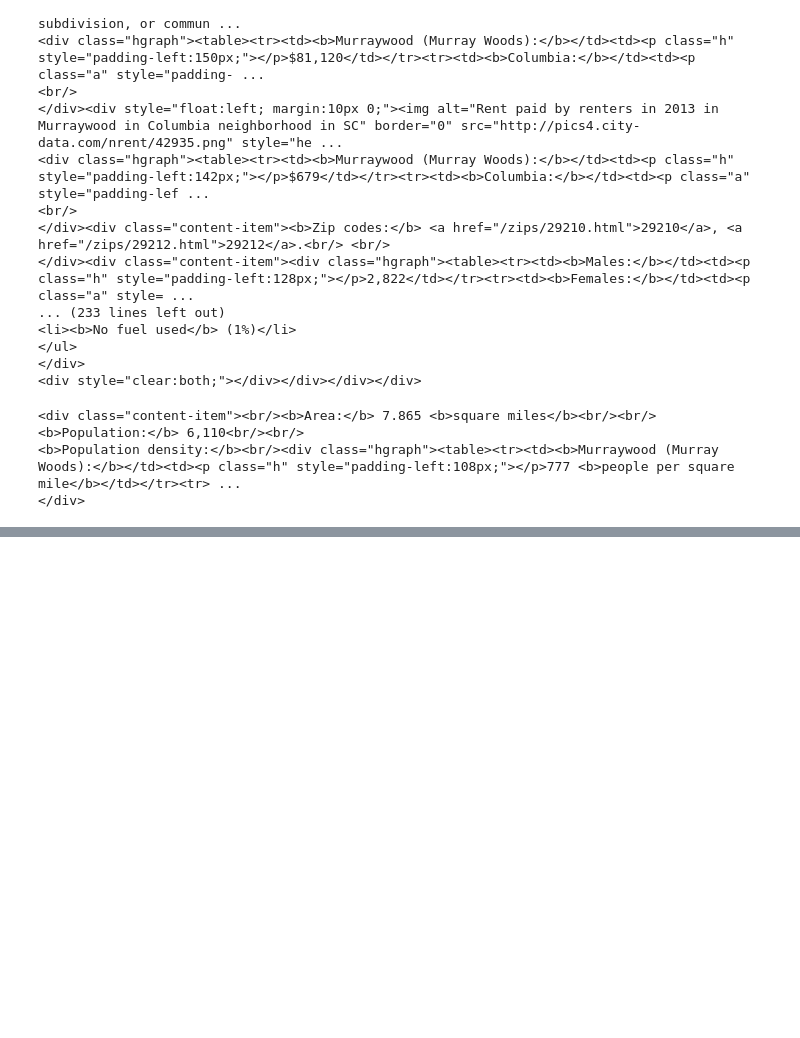
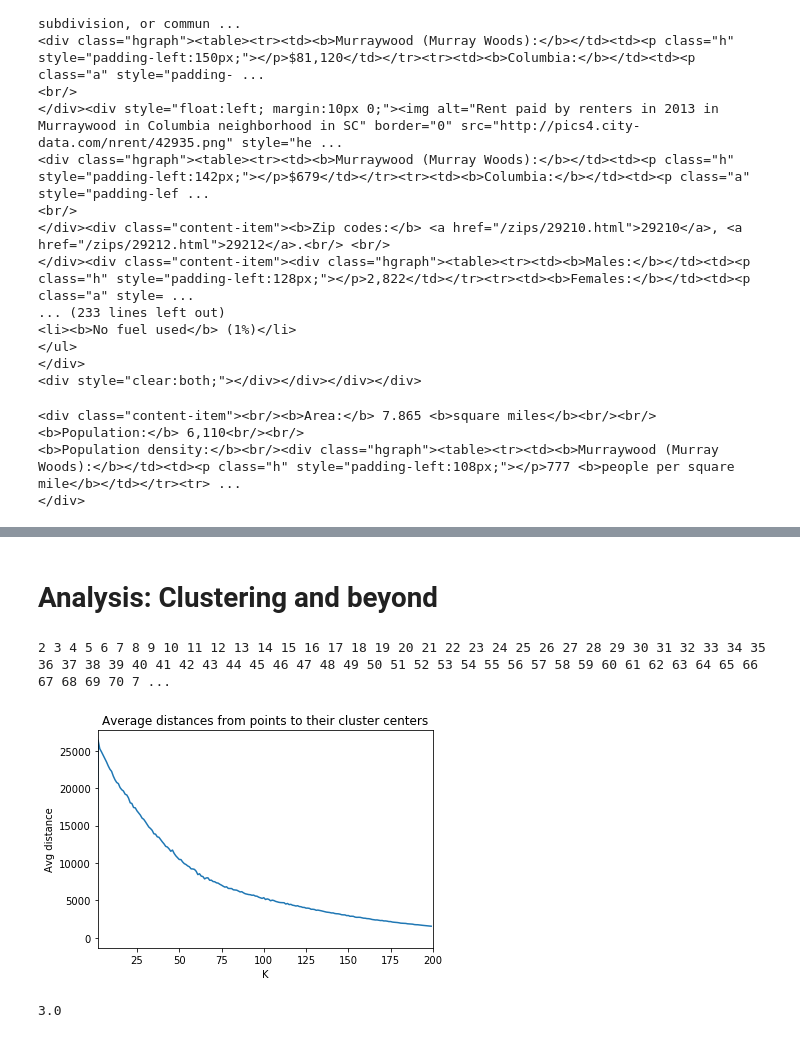
Before and after one commit to abezuglov/neighborhood_analysis, a Jupyter notebook: capstone_project_ideas.ipynb, the cells around one changed output, grey strips where cells are left out. Saved outputs shown, nothing was run; the diff lists cells and outputs as text; code cells hidden in the pictures; blank space fills up the shorter version.

```diff
--- a/capstone_project_ideas.ipynb
+++ b/capstone_project_ideas.ipynb
@@ -549,0 +1027,8 @@ Index(['Area:', 'Population:', 'avg household size', 'avg number of cars apts',
+# %% [markdown]
+# Analysis: Clustering and beyond
+# %%
+from sklearn.preprocessing import StandardScaler
+df = pd.read_csv('raleigh_murraywood_neighs_clean2.csv', index_col = 0)
+#df = df.iloc[:,:22]
+
+arr = StandardScaler().fit_transform(df)
@@ -549,0 +1039,19 @@ Index(['Area:', 'Population:', 'avg household size', 'avg number of cars apts',
+# %%
+max_k = 200
+squared_distance = np.zeros(max_k)
+for k in range(2,max_k):
+    kmeans = KMeans(n_clusters = k, random_state = 0).fit(arr)
+    squared_distance[k] = kmeans.inertia_
+    print(k,sep=' ', end=' ', flush=True)
+# %% [output]
+2 3 4 5 6 7 8 9 10 11 12 13 14 15 16 17 18 19 20 21 22 23 24 25 26 27 28 29 30 31 32 33 34 35 36 37 38 39 40 41 42 43 44 45 46 47 48 49 50 51 52 53 54 55 56 57 58 59 60 61 62 63 64 65 66 67 68 69 70 7 ...
+# %%
+plt.figure()
+plt.plot(squared_distance)
+plt.xlabel('K')
+plt.ylabel('Avg distance')
+plt.title('Average distances from points to their cluster centers')
+plt.xlim([2,max_k])
+plt.show()
+# %% [output]
+[figure, added]
@@ -549,0 +1062,4 @@ Index(['Area:', 'Population:', 'avg household size', 'avg number of cars apts',
+# %%
+df.loc['Murraywood, Columbia, SC','cluster']
+# %% [output]
+3.0
```
Also changed, not shown: parts of 118 cells of this notebook, 9 other files.
